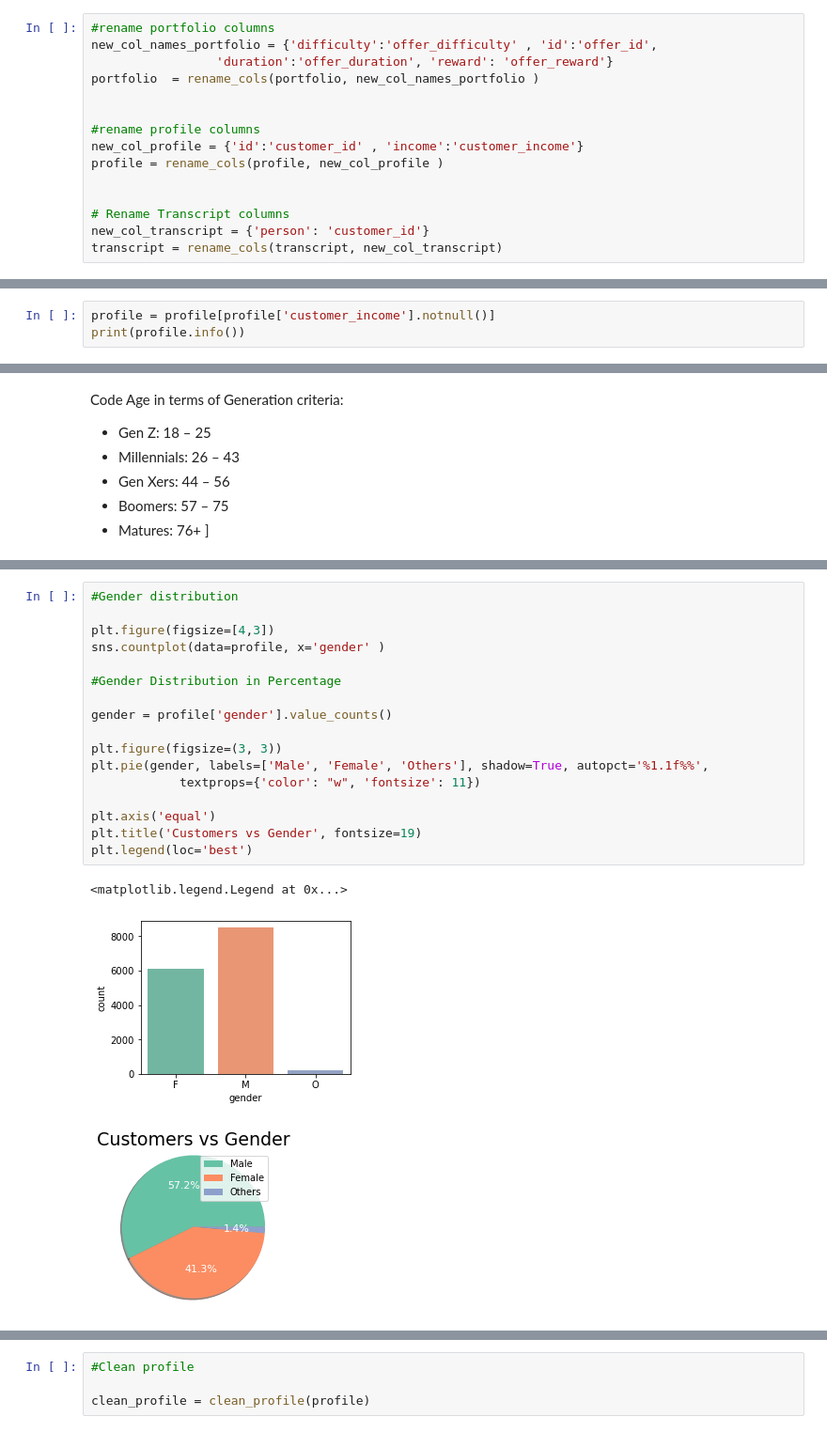
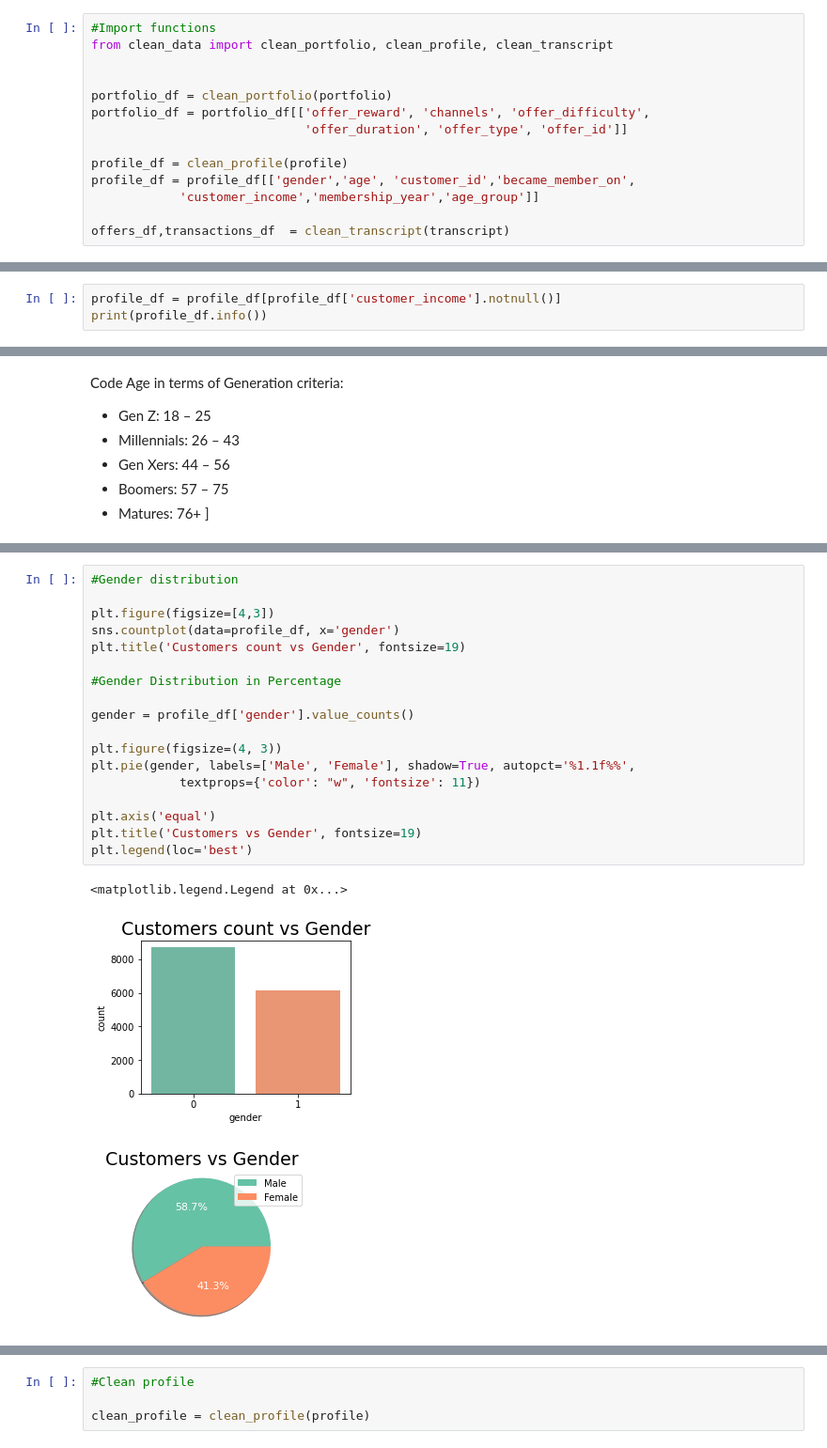
Before and after one commit to Arjunar92/Starbucks_Customer_Segmentation_Project, a Jupyter notebook: Starbucks_Capstone_Data_Exploration.ipynb, the cells around one changed output, grey strips where cells are left out. Shown at 94% size. Cells and saved outputs as stored; diff of their text form.

```diff
--- a/Starbucks_Capstone_Data_Exploration.ipynb
+++ b/Starbucks_Capstone_Data_Exploration.ipynb
@@ -86,15 +65,14 @@ def rename_cols(df, new_col_names):
-# %%
-#rename portfolio columns
-new_col_names_portfolio = {'difficulty':'offer_difficulty' , 'id':'offer_id',
-                 'duration':'offer_duration', 'reward': 'offer_reward'}
-portfolio  = rename_cols(portfolio, new_col_names_portfolio )
-
-
-#rename profile columns
-new_col_profile = {'id':'customer_id' , 'income':'customer_income'}
-profile = rename_cols(profile, new_col_profile )
-
-
-# Rename Transcript columns
-new_col_transcript = {'person': 'customer_id'}
-transcript = rename_cols(transcript, new_col_transcript)
+# %%
+#Import functions
+from clean_data import clean_portfolio, clean_profile, clean_transcript
+
+
+portfolio_df = clean_portfolio(portfolio)
+portfolio_df = portfolio_df[['offer_reward', 'channels', 'offer_difficulty',
+                             'offer_duration', 'offer_type', 'offer_id']]
+
+profile_df = clean_profile(profile)
+profile_df = profile_df[['gender','age', 'customer_id','became_member_on',
+            'customer_income','membership_year','age_group']]
+
+offers_df,transactions_df  = clean_transcript(transcript)
@@ -227,7 +230,7 @@ sns.boxplot(data=profile, x='age')
 <AxesSubplot:xlabel='age'>
 [figure]
 # %%
-profile = profile[profile['customer_income'].notnull()]
-print(profile.info())
+profile_df = profile_df[profile_df['customer_income'].notnull()]
+print(profile_df.info())
 # %% [output]
 <class 'pandas.core.frame.DataFrame'>
@@ -292,21 +288,22 @@ Text(0.5, 1.0, 'Customer Age group')
 # %%
 #Gender distribution
 
 plt.figure(figsize=[4,3])
-sns.countplot(data=profile, x='gender' )
+sns.countplot(data=profile_df, x='gender')
+plt.title('Customers count vs Gender', fontsize=19)
 
 #Gender Distribution in Percentage
 
-gender = profile['gender'].value_counts()
+gender = profile_df['gender'].value_counts()
 
-plt.figure(figsize=(3, 3))
-plt.pie(gender, labels=['Male', 'Female', 'Others'], shadow=True, autopct='%1.1f%%',
+plt.figure(figsize=(4, 3))
+plt.pie(gender, labels=['Male', 'Female'], shadow=True, autopct='%1.1f%%',
             textprops={'color': "w", 'fontsize': 11})
 
 plt.axis('equal')
 plt.title('Customers vs Gender', fontsize=19)
 plt.legend(loc='best')
 # %% [output]
 <matplotlib.legend.Legend at 0x...>
-[figure, old version]
+[figure, new version]
-[figure, old version]
+[figure, new version]
```
Also changed, not shown: parts of 34 cells of this notebook.
